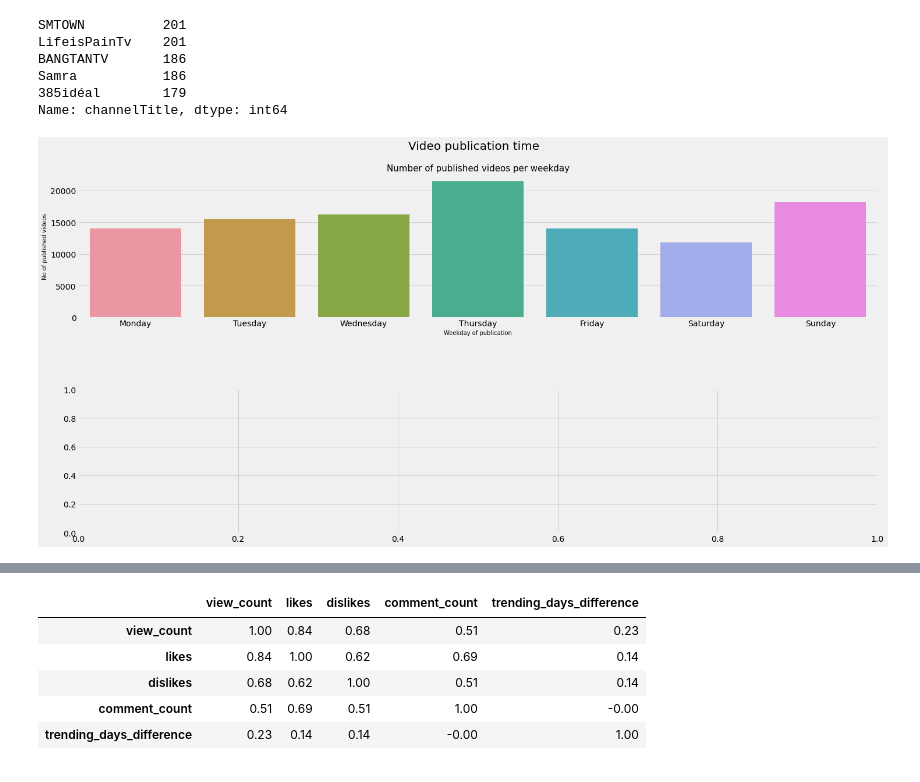
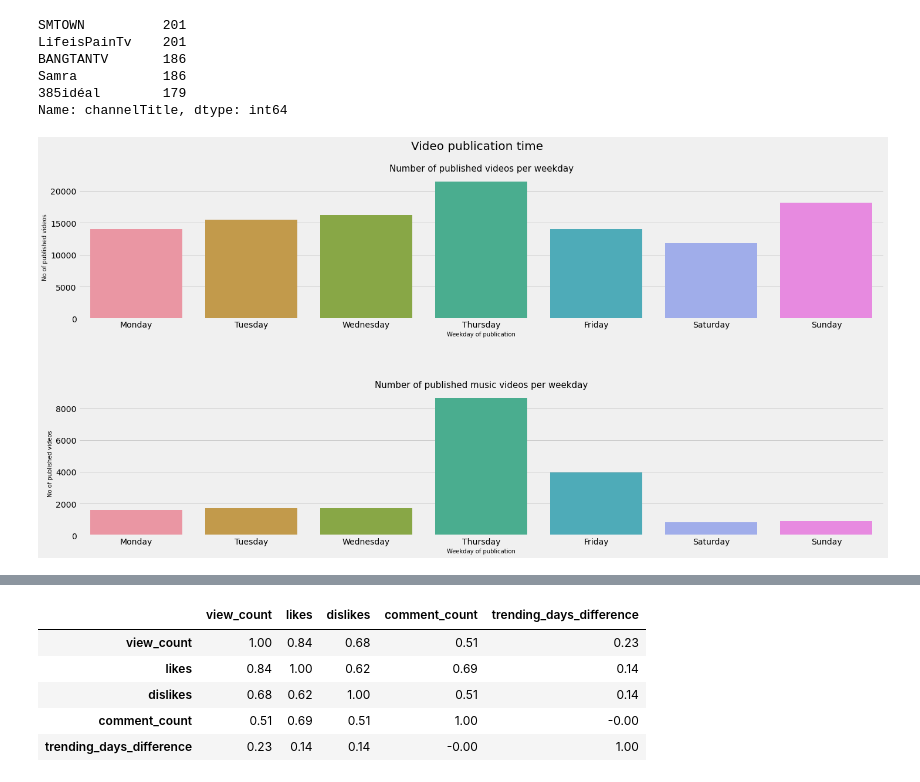
Before and after one commit to VictorGafton/Portofolio, a Jupyter notebook: GE_Youtube_EDA.ipynb, the cells around one changed output, grey strips where cells are left out. Saved outputs shown, nothing was run; the diff lists cells and outputs as text; code cells hidden in the pictures.

```diff
--- a/GE_Youtube_EDA.ipynb
+++ b/GE_Youtube_EDA.ipynb
@@ -9,8 +9,8 @@ pd.options.display.float_format = "{:,.2f}".format
 # Set style for plots
 plt.style.use('fivethirtyeight')
 # %%
-df = pd.read_csv(r"C:\Users\gafto\Downloads\DE_youtube_trending_data.csv")
-df.head()
+df = pd.read_csv(r"E:\Git\Portofolio\Data\DE_youtube_trending_data.csv")
+df.head(2)
 # %% [output]
 |  | video_id | title | publishedAt | channelId | channelTitle | categoryId | trending_date | tags | ... |
 | 0 | KJi2qg5F-9E | Bonez MC - HOLLYWOOD (Snippet) | 2020-08-11T18:00:03Z | UCGh8tmH9x9njaI2mXfh2fyg | CrhymeTV | 10 | 2020-08-12T00:00:00Z | 187|187 Strassenbande|BONEZ MC|RA... | ... |
@@ -340,16 +337,24 @@ Name: channelTitle, dtype: int64
 # %%
 # Hypotheses 3 - the amount of video publications differ per day
 
 fig, ax = plt.subplots(2,1, figsize=(20,10))
 plt.suptitle('Video publication time', fontsize=20)
 fig.tight_layout(h_pad=8)
 plt.subplots_adjust(hspace = .5, wspace = .2, top = .9)
 
 f1 = sns.countplot(x=df['publish_weekday'], ax=ax[0])
 f1.set_ylabel("No of published videos", fontsize = 10)
 f1.set_xlabel("Weekday of publication", fontsize = 10)
 f1.set_xticks([0,1,2,3,4,5,6])
 f1.set_xticklabels(labels=["Monday", "Tuesday", "Wednesday", "Thursday", "Friday", "Saturday", "Sunday"])
 f1.set_title("Number of published videos per weekday", fontsize = 15);
+
+df_music = df.query("category_name == 'Music'")
+f2 = sns.countplot(x=df_music['publish_weekday'], ax=ax[1])
+f2.set_ylabel("No of published videos", fontsize = 10)
+f2.set_xlabel("Weekday of publication", fontsize = 10)
+f2.set_xticks([0,1,2,3,4,5,6])
+f2.set_xticklabels(labels=["Monday", "Tuesday", "Wednesday", "Thursday", "Friday", "Saturday", "Sunday"])
+f2.set_title("Number of published music videos per weekday", fontsize = 15);
 # %% [output]
-[figure, old version]
+[figure, new version]
```
Also changed, not shown: parts of 2 cells of this notebook.
